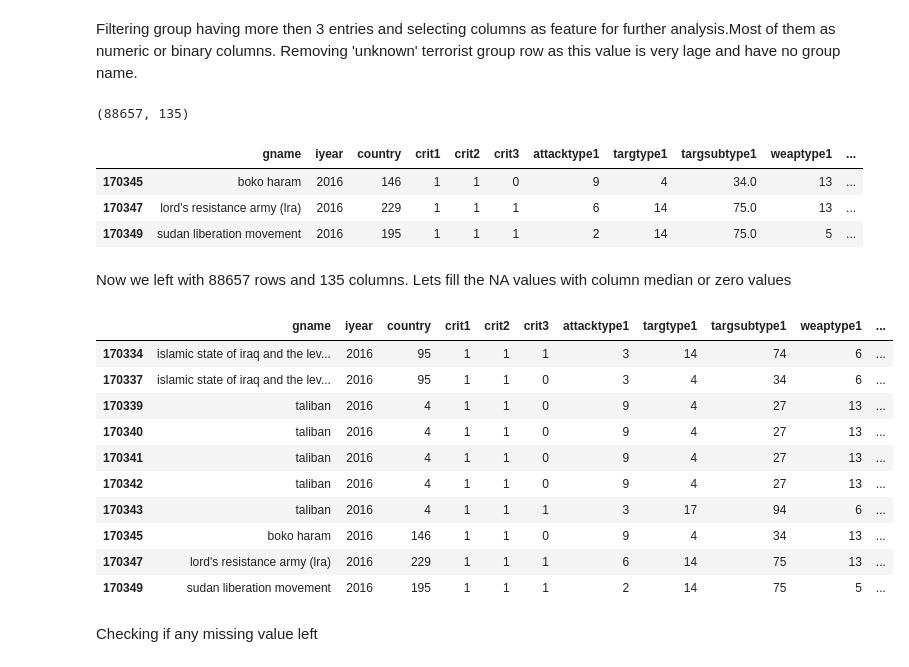
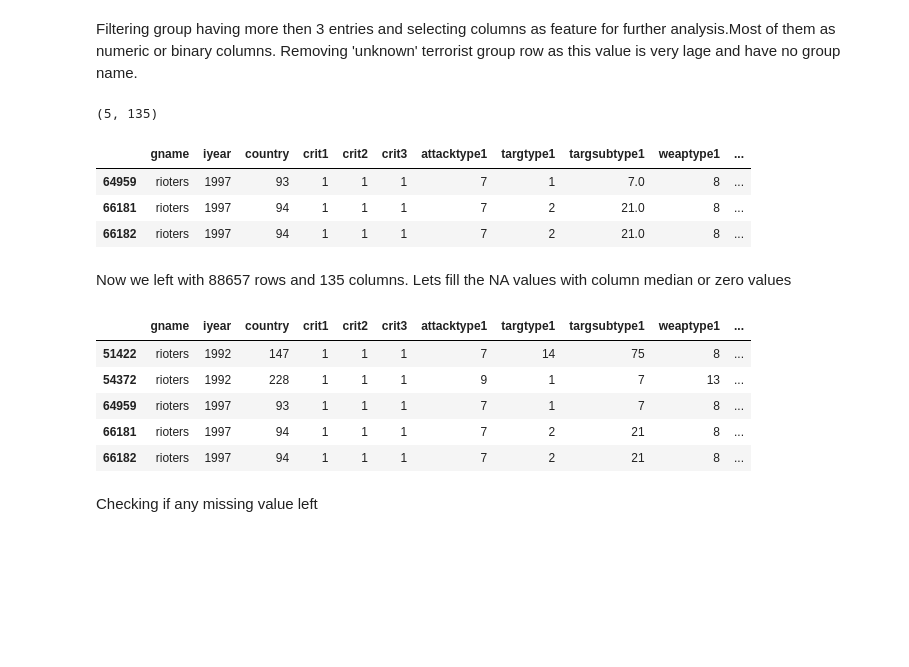
Before and after one commit to prashantg123/GTD-PredictingGroup, a Jupyter notebook: DataExploration_Preprocessing.ipynb, the cells around one changed output. Drawn from its saved outputs; the diff is of its cells as text; code cells hidden in the pictures; blank space fills up the shorter version.

```diff
--- a/DataExploration_Preprocessing.ipynb
+++ b/DataExploration_Preprocessing.ipynb
@@ -18,4 +18,4 @@ import seaborn as sns
 # %%
 #read data from main file downloaded from http://www.start.umd.edu/gtd/
 #gtdRaw = pd.read_csv("C:/Users/Prashant/Downloads/GTD/DownloadedCode/EDA_Plotly/globalterrorismdb_0617dist.csv", encoding='ISO-8859-1', low_memory=False)
-gtdRaw = pd.read_csv("../globalterrorismdb_0617dist.csv", encoding='ISO-8859-1', low_memory=False)
+gtdRaw = pd.read_csv("globalterrorismdb_0617dist.csv", encoding='ISO-8859-1', low_memory=False)
@@ -85,27 +77,3 @@ corp1               42565
 weapdetail          59385
 nkillus             64459
 dtype: int64
-# %%
-data_columns = [
-
-    ## Spatio-Temporal Variables:
-                'iyear', 'imonth', 'iday', 'latitude', 'longitude',
-
-    ## Binary Variables:
-                'extended', 'vicinity', 'crit1', 'crit2', 'crit3', 'doubtterr',
-                'multiple', 'success', 'suicide', 'guncertain1', ## check back guncertain
-                'claimed', 'property', 'ishostkid',
-
-    ## Continuous Variables:
-                'nkill', 'nwound',
-
-    ## Categorical variables (textual):
-                'country_txt', 'region_txt', 'alternative_txt', 'attacktype1_txt', 'targtype1_txt',
-                'natlty1_txt', 'weaptype1_txt',
-
-    ## Descriptive Variables:
-                'target1', 'gname', 'summary',
-
-                                            ]
-
-gtd = data.loc[:, data_columns]
@@ -188,7 +178,7 @@ gtd.weaptype1_txt.replace(
 Filtering group having more then 3 entries and selecting columns as feature for further analysis.Most of them as numeric or binary columns. Removing 'unknown' terrorist group row as this value is very lage and have no group name.
 # %%
 filtered_group = [name for name,total  in groupCounts.items() if total >3 ]
-filtered_group.remove("unknown")
+filtered_group.remove("Unknown")
 gtd=gtd[gtd["gname"].isin(filtered_group)]
 print(gtd.shape)
 
@@ -197,38 +187,33 @@ columns_to_keep = ['gname', 'iyear', 'country', 'crit1', 'crit2', 'crit3', 'atta
 gtd=gtd[columns_to_keep]
 gtd.tail(3)
 # %% [output]
-(88657, 135)
+(5, 135)
 |  | gname | iyear | country | crit1 | crit2 | crit3 | attacktype1 | targtype1 | targsubtype1 | weaptype1 | ... |
-| 170345 | boko haram | 2016 | 146 | 1 | 1 | 0 | 9 | 4 | 34.0 | 13 | ... |
-| 170347 | lord's resistance army (lra) | 2016 | 229 | 1 | 1 | 1 | 6 | 14 | 75.0 | 13 | ... |
-| 170349 | sudan liberation movement | 2016 | 195 | 1 | 1 | 1 | 2 | 14 | 75.0 | 5 | ... |
+| 64959 | rioters | 1997 | 93 | 1 | 1 | 1 | 7 | 1 | 7.0 | 8 | ... |
+| 66181 | rioters | 1997 | 94 | 1 | 1 | 1 | 7 | 2 | 21.0 | 8 | ... |
+| 66182 | rioters | 1997 | 94 | 1 | 1 | 1 | 7 | 2 | 21.0 | 8 | ... |
 # %% [markdown]
 Now we left with 88657 rows and 135 columns. Lets fill the NA values with column median or zero values
 # %%
 #a=gtd.apply(preprocessing.LabelEncoder().fit_transform)
 #print(a.tail(3))
 gtd.nkill = np.round(gtd.nkill.fillna(gtd.nkill.median())).astype(int)
 gtd.nwound = np.round(gtd.nwound.fillna(gtd.nwound.median())).astype(int)
-gtd.weapsubtype1 = np.round(gtd.weapsubtype1.fillna(gtd.weapsubtype1.median())).astype(int)
+gtd.weapsubtype1.fillna(0, inplace = True)
 gtd.targsubtype1 = np.round(gtd.targsubtype1.fillna(gtd.targsubtype1.median())).astype(int)
 # Very few data missing as we saw above
 gtd.guncertain1.fillna(0, inplace = True)
 gtd.ishostkid.fillna(0, inplace = True)
 gtd.ransom.fillna(0, inplace = True)
 #gtd=gtd.fillna(0)
 gtd.tail(10)
 # %% [output]
 |  | gname | iyear | country | crit1 | crit2 | crit3 | attacktype1 | targtype1 | targsubtype1 | weaptype1 | ... |
-| 170334 | islamic state of iraq and the lev... | 2016 | 95 | 1 | 1 | 1 | 3 | 14 | 74 | 6 | ... |
-| 170337 | islamic state of iraq and the lev... | 2016 | 95 | 1 | 1 | 0 | 3 | 4 | 34 | 6 | ... |
-| 170339 | taliban | 2016 | 4 | 1 | 1 | 0 | 9 | 4 | 27 | 13 | ... |
-| 170340 | taliban | 2016 | 4 | 1 | 1 | 0 | 9 | 4 | 27 | 13 | ... |
-| 170341 | taliban | 2016 | 4 | 1 | 1 | 0 | 9 | 4 | 27 | 13 | ... |
-| 170342 | taliban | 2016 | 4 | 1 | 1 | 0 | 9 | 4 | 27 | 13 | ... |
-| 170343 | taliban | 2016 | 4 | 1 | 1 | 1 | 3 | 17 | 94 | 6 | ... |
-| 170345 | boko haram | 2016 | 146 | 1 | 1 | 0 | 9 | 4 | 34 | 13 | ... |
-| 170347 | lord's resistance army (lra) | 2016 | 229 | 1 | 1 | 1 | 6 | 14 | 75 | 13 | ... |
-| 170349 | sudan liberation movement | 2016 | 195 | 1 | 1 | 1 | 2 | 14 | 75 | 5 | ... |
+| 51422 | rioters | 1992 | 147 | 1 | 1 | 1 | 7 | 14 | 75 | 8 | ... |
+| 54372 | rioters | 1992 | 228 | 1 | 1 | 1 | 9 | 1 | 7 | 13 | ... |
+| 64959 | rioters | 1997 | 93 | 1 | 1 | 1 | 7 | 1 | 7 | 8 | ... |
+| 66181 | rioters | 1997 | 94 | 1 | 1 | 1 | 7 | 2 | 21 | 8 | ... |
+| 66182 | rioters | 1997 | 94 | 1 | 1 | 1 | 7 | 2 | 21 | 8 | ... |
 # %% [markdown]
 Checking if any missing value left
 # %%
```
Also changed, not shown: parts of 8 cells of this notebook.
